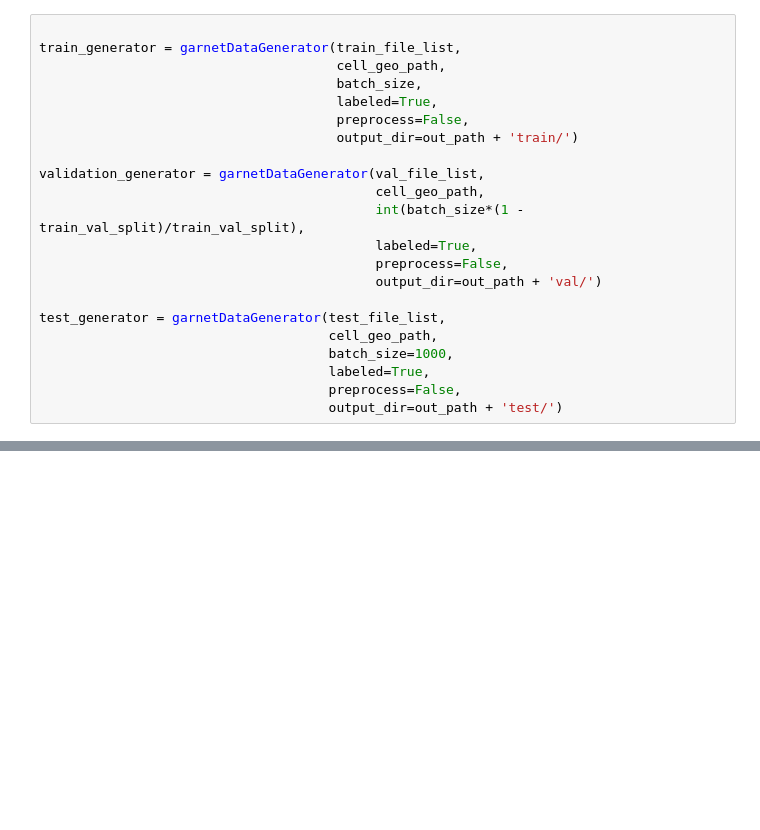
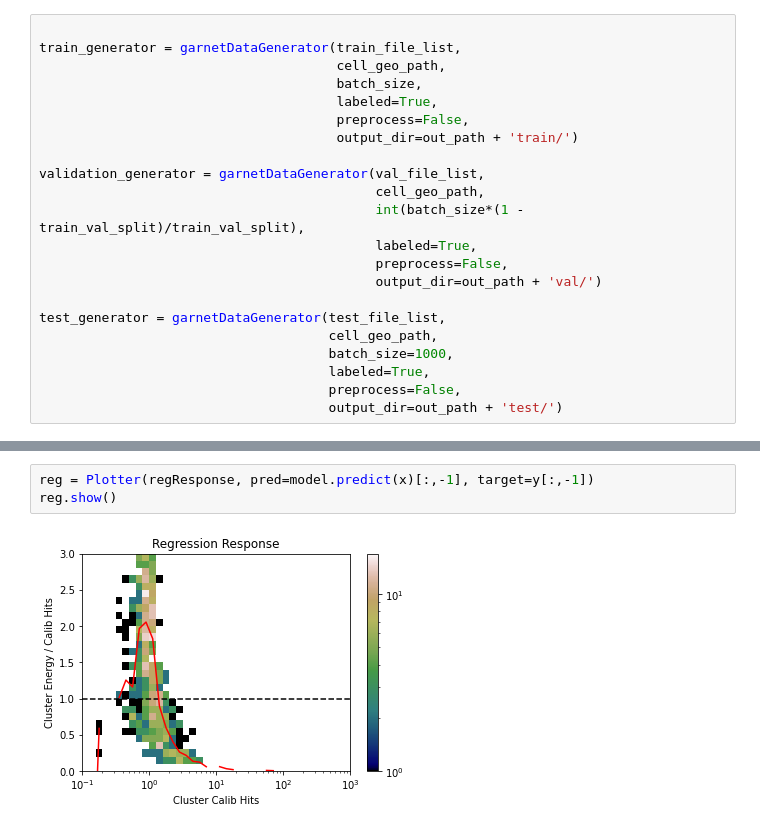
Before and after one commit to joshlerner/triumf-ml, a Jupyter notebook: PionReconstruction/PionTrainingExample.ipynb, the cells around one changed output, grey strips where cells are left out. Saved outputs shown, nothing was run; the diff lists cells and outputs as text; blank space fills up the shorter version.

Commit message:
single response classification heavy

```diff
--- a/PionReconstruction/PionTrainingExample.ipynb
+++ b/PionReconstruction/PionTrainingExample.ipynb
@@ -152,0 +152,5 @@ plot.efficiency([(model.predict(x), y)], ['GarNet'])
+# %%
+reg = Plotter(regResponse, pred=model.predict(x)[:,-1], target=y[:,-1])
+reg.show()
+# %% [output]
+[figure, added]
```
Also changed, not shown: parts of 10 cells of this notebook, 1 other file.
